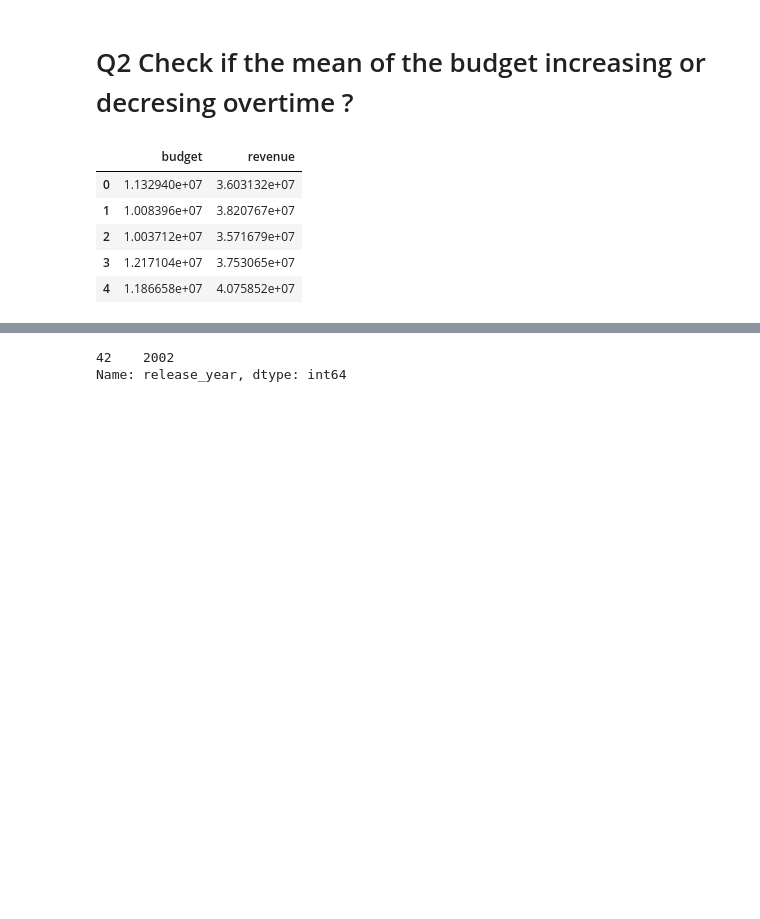
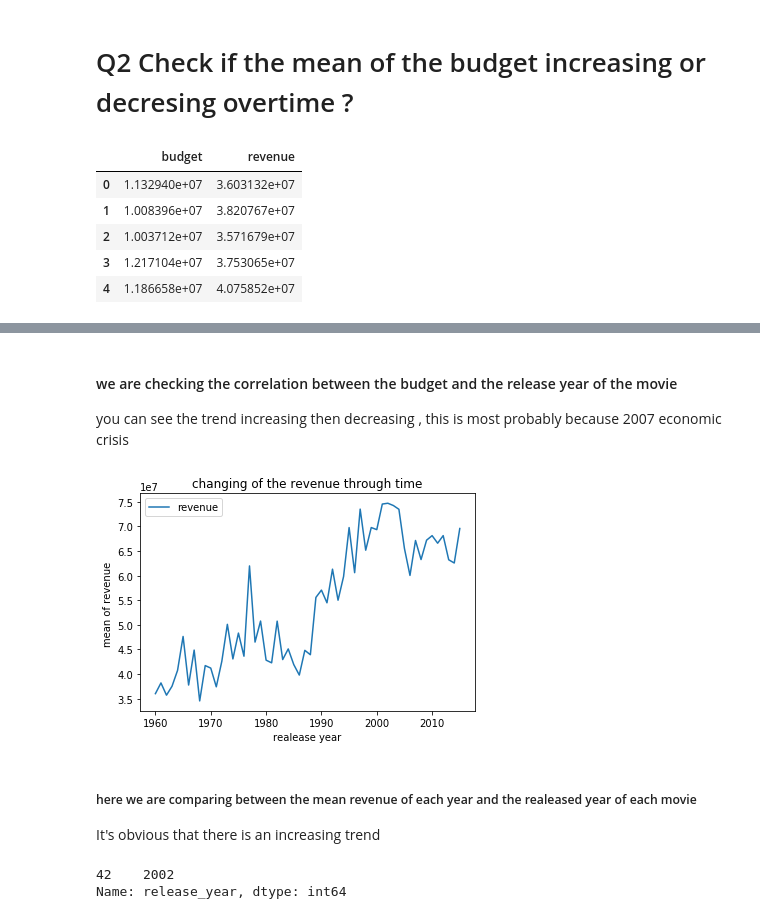
Before and after one commit to zeyad3ezzat/Advanced-data-analysis, a Jupyter notebook: investigate data set/Investigate_a_Dataset.ipynb, the cells around one changed output, grey strips where cells are left out. Saved outputs shown, nothing was run; the diff lists cells and outputs as text; code cells hidden in the pictures; blank space fills up the shorter version.

```diff
--- a/investigate data set/Investigate_a_Dataset.ipynb
+++ b/investigate data set/Investigate_a_Dataset.ipynb
@@ -387,3 +397,14 @@ mean_revenue.plot(x='release_year',y='revenue')# this totally positive cor
+# %% [markdown]
+#### we are checking the correlation between the budget and the release year of the movie
+you can see the trend increasing then decreasing , this is most probably because 2007 economic crisis
+# %%
+# mean_revenue.plot(x='release_year',y='revenue')# this totally positive cor
+plot_graph(table=mean_revenue,x='release_year',y='revenue',x_label="realease year",y_label="mean of revenue ",title="changing of the revenue through time")
+# %% [output]
+[figure, added]
+# %% [markdown]
+##### here we are comparing between the mean revenue of each year and the realeased year of each movie
+It's obvious that there is an increasing trend
 # %%
 # mean_revenue["revenue"].min()["release_year"]
 
```
Also changed, not shown: parts of 17 cells of this notebook, 1 other file.
